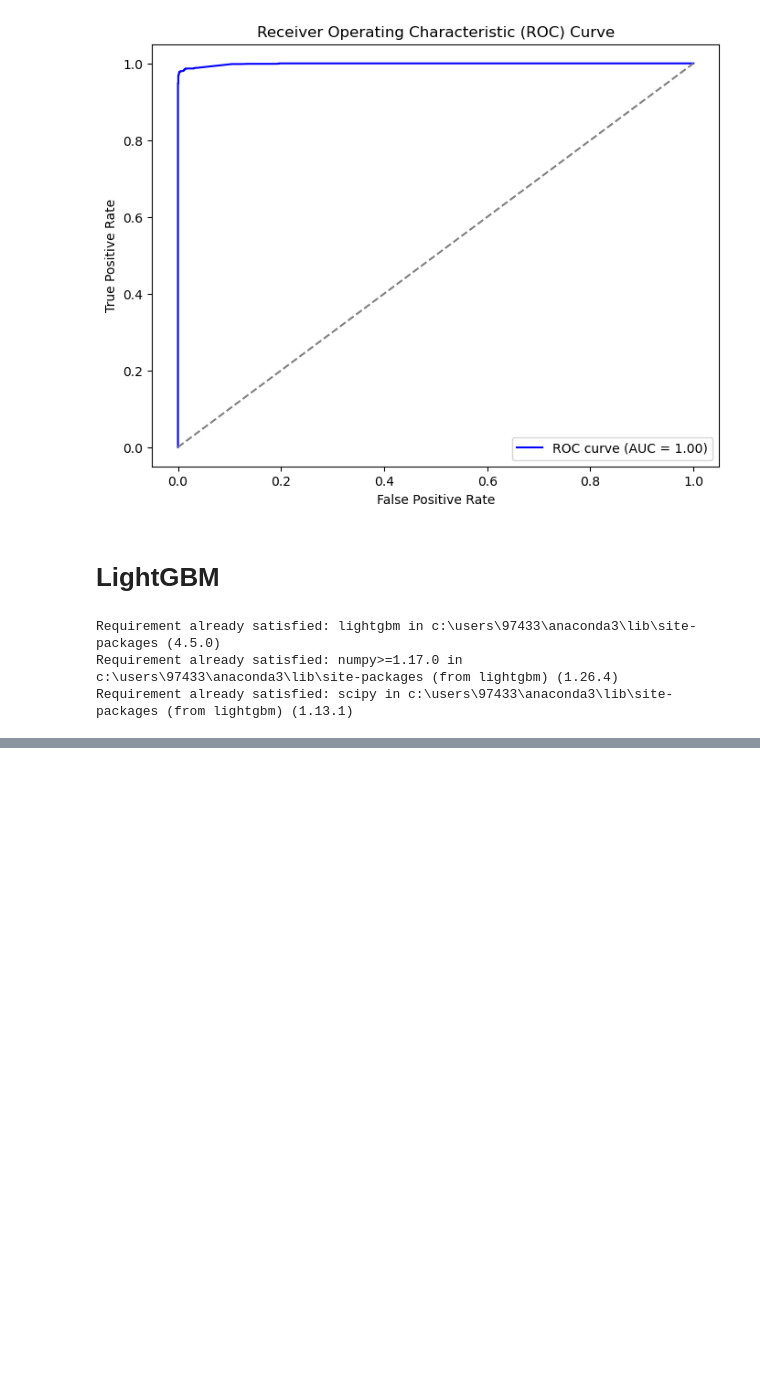
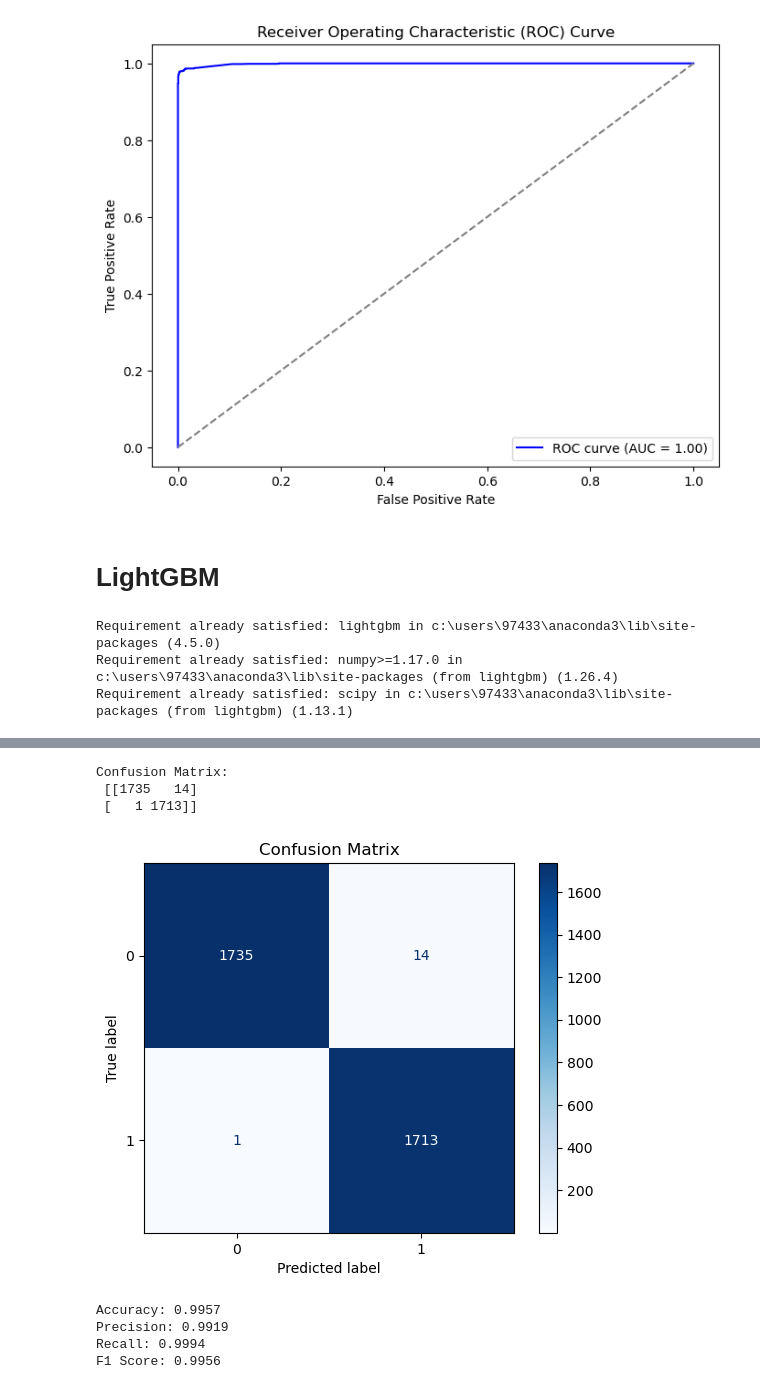
Before and after one commit to Radhika-Amar-Desai/Ethereum_Fraud_Transaction_Detection, a Jupyter notebook: DataAnalysis/StandardMLModels.ipynb, the cells around one changed output, grey strips where cells are left out. Drawn from its saved outputs; the diff is of its cells as text; code cells hidden in the pictures; blank space fills up the shorter version.

```diff
--- a/DataAnalysis/StandardMLModels.ipynb
+++ b/DataAnalysis/StandardMLModels.ipynb
@@ -584,0 +850,59 @@ F1 Score: 0.9850
+# %%
+from sklearn.metrics import confusion_matrix, ConfusionMatrixDisplay, classification_report
+import torch
+import numpy as np
+import matplotlib.pyplot as plt
+
+# Ensure the model is in evaluation mode
+model.eval()
+
+# Initialize lists to store true and predicted labels
+y_true = []
+y_pred = []
+
+with torch.no_grad():
+    for inputs, labels in test_loader:  # Assuming test_loader is your DataLoader for the test set
+        inputs = inputs.to(device)
+        labels = labels.to(device)
+
+        # Get model predictions
+        outputs = model(inputs)
+        if outputs.shape[1] > 1:  # Multi-class classification
+            probabilities = torch.softmax(outputs, dim=1)
+            predicted_labels = torch.argmax(probabilities, dim=1)
+        else:  # Binary classification
+            probabilities = torch.sigmoid(outputs).squeeze()
+            predicted_labels = (probabilities > 0.5).long()
+
+        y_true.extend(labels.cpu().numpy())
+        y_pred.extend(predicted_labels.cpu().numpy())
+
+# Compute the confusion matrix
+cm = confusion_matrix(y_true, y_pred)
+print("Confusion Matrix:\n", cm)
+
+# Plot the confusion matrix
+disp = ConfusionMatrixDisplay(confusion_matrix=cm, display_labels=np.unique(y_true))
+disp.plot(cmap=plt.cm.Blues, values_format='d')
+plt.title("Confusion Matrix")
+plt.show()
+
+# Evaluate the model
+proposed_model_accuracy = accuracy_score(y_test, y_pred)
+proposed_model_precision = precision_score(y_test, y_pred)
+proposed_model_recall = recall_score(y_test, y_pred)
+proposed_model_f1 = f1_score(y_test, y_pred)
+
+print(f"Accuracy: {proposed_model_accuracy:.4f}")
+print(f"Precision: {proposed_model_precision:.4f}")
+print(f"Recall: {proposed_model_recall:.4f}")
+print(f"F1 Score: {proposed_model_f1:.4f}")
+# %% [output]
+Confusion Matrix:
+ [[1735   14]
+ [   1 1713]]
+[figure, added]
+Accuracy: 0.9957
+Precision: 0.9919
+Recall: 0.9994
+F1 Score: 0.9956
```
Also changed, not shown: parts of 20 cells of this notebook, 4 other files.
